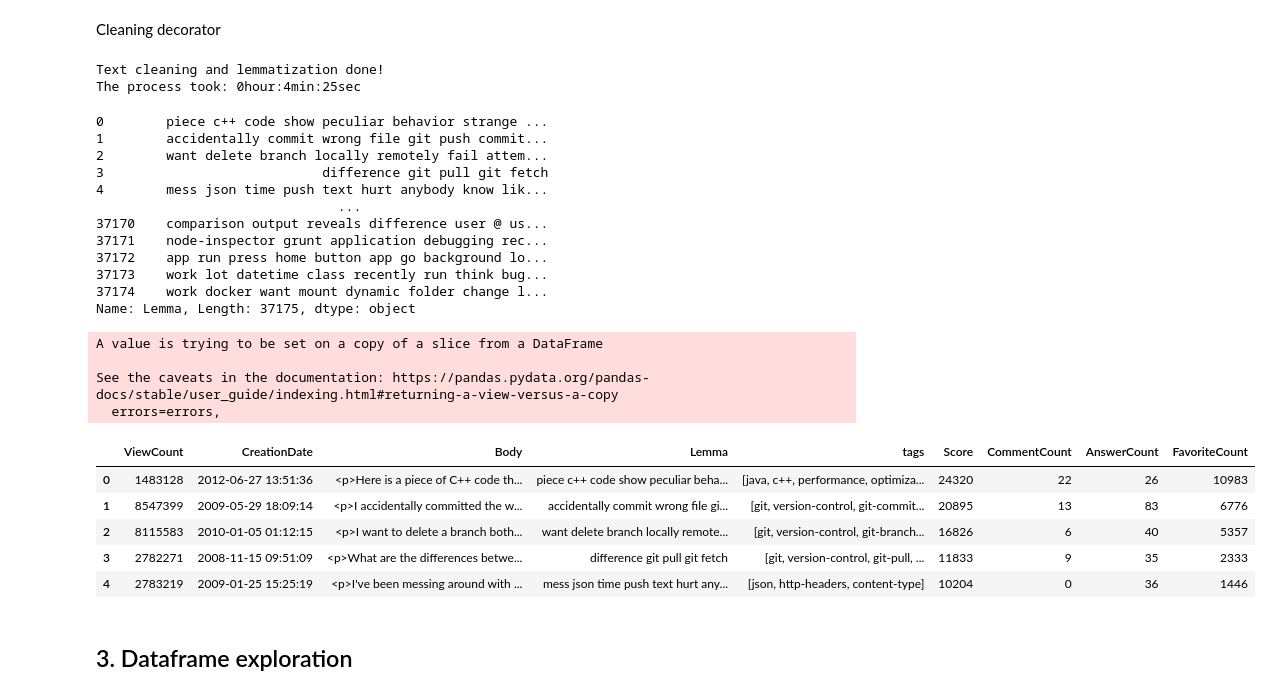
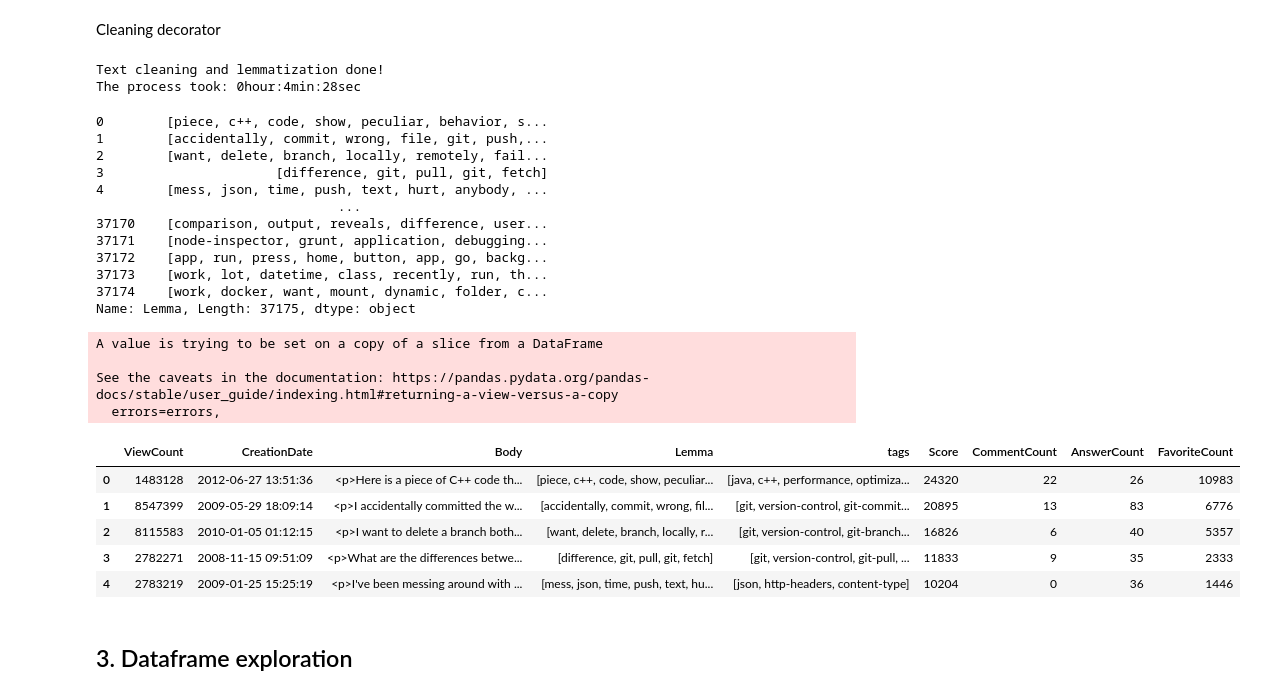
Before and after one commit to opsabarsec/NLP-automatic-tagging-stackoverflow-posts, a Jupyter notebook: notebooks/Stackoverflowtags - Part1.ipynb, the cells around one changed output. Cells and saved outputs as stored; diff of their text form; code cells hidden in the pictures.

```diff
--- a/notebooks/Stackoverflowtags - Part1.ipynb
+++ b/notebooks/Stackoverflowtags - Part1.ipynb
@@ -143,10 +143,6 @@ def clean(list):
     list= lowering(list)
 
     def stopremove(list): # remove stopwords from the Body
-            #stop_words = stopwords.words('english')
-            #new_stopwords = ["isn't","are't" ,"it's", "i've", 'blah', "i'm", "can't", "hasn't","don't"] # word generated automatically, to be eliminated
-            #stop_words.extend(new_stopwords)
-            #stop_words = set(stop_words)
             stoplist = list.apply(lambda x: [item for item in word_tokenize(x) if item not in STOP_WORDS]) # remove stopwords from tokens using SpaCy list
             return stoplist
     list = stopremove(list)
@@ -180,9 +176,7 @@ def clean(list):
 
     list = [lemma(text) for text in list ] # lemmatize
 
-    stringlist = [' '.join(map(str, l)) for l in list] # finally transform lists to strings
-
-    return stringlist
+    return list
 # %%
 # clean and lemmatize the text
 process_time_starts()
@@ -191,39 +185,42 @@ print('Text cleaning and lemmatization done!')
 time_elapsed()
 # %% [output]
 Text cleaning and lemmatization done!
-The process took: 0hour:4min:25sec
+The process took: 0hour:4min:28sec
 # %%
 df_raw['Lemma'] #verify the text is now clean
 # %% [output]
-0        piece c++ code show peculiar behavior strange ...
-1        accidentally commit wrong file git push commit...
-2        want delete branch locally remotely fail attem...
-3                            difference git pull git fetch
-4        mess json time push text hurt anybody know lik...
+0        [piece, c++, code, show, peculiar, behavior, s...
+1        [accidentally, commit, wrong, file, git, push,...
+2        [want, delete, branch, locally, remotely, fail...
+3                      [difference, git, pull, git, fetch]
+4        [mess, json, time, push, text, hurt, anybody, ...
                                ...
-37170    comparison output reveals difference user @ us...
-37171    node-inspector grunt application debugging rec...
-37172    app run press home button app go background lo...
-37173    work lot datetime class recently run think bug...
-37174    work docker want mount dynamic folder change l...
+37170    [comparison, output, reveals, difference, user...
+37171    [node-inspector, grunt, application, debugging...
+37172    [app, run, press, home, button, app, go, backg...
+37173    [work, lot, datetime, class, recently, run, th...
+37174    [work, docker, want, mount, dynamic, folder, c...
 Name: Lemma, Length: 37175, dtype: object
 # %%
 cleanfeatures = ['ViewCount', 'CreationDate','Body', 'Lemma','Tags_clean', 'Score', 'CommentCount', 'AnswerCount', 'FavoriteCount']
 df_clean = df_raw[cleanfeatures]
 # %%
 df_clean.rename(columns={'Body_lemma':'body', 'Tags_clean':'tags'},inplace=True)
+
+df_clean.to_csv("/home/marco/Documents/OC_Machine_learning/section_5/tags_stackoverflow/data-output/stackoverflow_processed_sample.csv", index=False,na_rep='Unknown')
+
 df_clean.head()
 # %% [output]
 A value is trying to be set on a copy of a slice from a DataFrame
 
 See the caveats in the documentation: https://pandas.pydata.org/pandas-docs/stable/user_guide/indexing.html#returning-a-view-versus-a-copy
   errors=errors,
 |  | ViewCount | CreationDate | Body | Lemma | tags | Score | CommentCount | AnswerCount | FavoriteCount |
-| 0 | 1483128 | 2012-06-27 13:51:36 | <p>Here is a piece of C++ code th... | piece c++ code show peculiar beha... | [java, c++, performance, optimiza... | 24320 | 22 | 26 | 10983 |
-| 1 | 8547399 | 2009-05-29 18:09:14 | <p>I accidentally committed the w... | accidentally commit wrong file gi... | [git, version-control, git-commit... | 20895 | 13 | 83 | 6776 |
-| 2 | 8115583 | 2010-01-05 01:12:15 | <p>I want to delete a branch both... | want delete branch locally remote... | [git, version-control, git-branch... | 16826 | 6 | 40 | 5357 |
-| 3 | 2782271 | 2008-11-15 09:51:09 | <p>What are the differences betwe... | difference git pull git fetch | [git, version-control, git-pull, ... | 11833 | 9 | 35 | 2333 |
-| 4 | 2783219 | 2009-01-25 15:25:19 | <p>I've been messing around with ... | mess json time push text hurt any... | [json, http-headers, content-type] | 10204 | 0 | 36 | 1446 |
+| 0 | 1483128 | 2012-06-27 13:51:36 | <p>Here is a piece of C++ code th... | [piece, c++, code, show, peculiar... | [java, c++, performance, optimiza... | 24320 | 22 | 26 | 10983 |
+| 1 | 8547399 | 2009-05-29 18:09:14 | <p>I accidentally committed the w... | [accidentally, commit, wrong, fil... | [git, version-control, git-commit... | 20895 | 13 | 83 | 6776 |
+| 2 | 8115583 | 2010-01-05 01:12:15 | <p>I want to delete a branch both... | [want, delete, branch, locally, r... | [git, version-control, git-branch... | 16826 | 6 | 40 | 5357 |
+| 3 | 2782271 | 2008-11-15 09:51:09 | <p>What are the differences betwe... | [difference, git, pull, git, fetch] | [git, version-control, git-pull, ... | 11833 | 9 | 35 | 2333 |
+| 4 | 2783219 | 2009-01-25 15:25:19 | <p>I've been messing around with ... | [mess, json, time, push, text, hu... | [json, http-headers, content-type] | 10204 | 0 | 36 | 1446 |
 # %% [markdown]
 ## 3. Dataframe exploration
 # %% [markdown]
```
Also changed, not shown: parts of 12 cells of this notebook, 2 other files.
